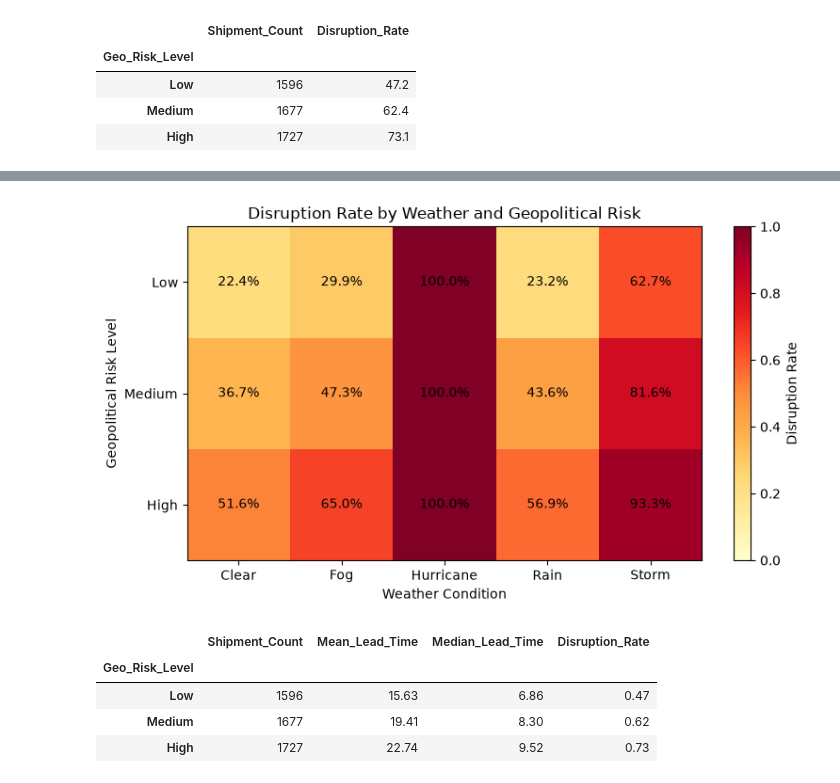
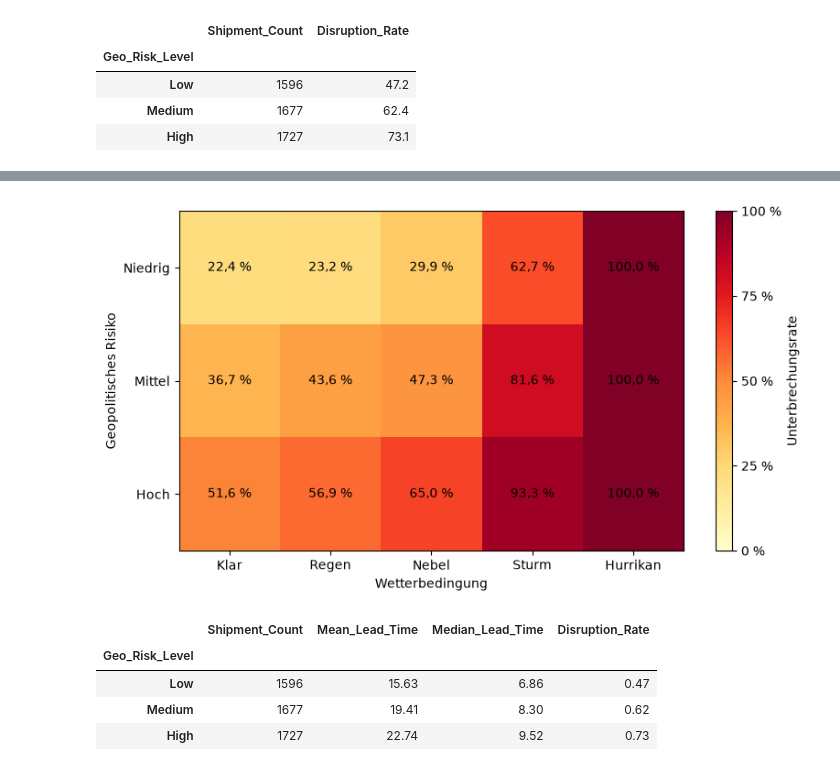
Before and after one commit to Donnabelle01/stackfuel_projekt, a Jupyter notebook: supply_chain/Notebooks/04_Risk_Analysis.ipynb, the cells around one changed output, grey strips where cells are left out. Drawn from its saved outputs; the diff is of its cells as text; code cells hidden in the pictures.

```diff
--- a/supply_chain/Notebooks/04_Risk_Analysis.ipynb
+++ b/supply_chain/Notebooks/04_Risk_Analysis.ipynb
@@ -117,39 +161,102 @@ plt.show()
 # %%
 import numpy as np
+import matplotlib.pyplot as plt
 
+# Heatmap-Daten aus der bestehenden Analyse
 risk_weather_rates = risk_weather[1].unstack()
 
-fig, ax = plt.subplots(figsize=(8,4.5))
+# Wetterbedingungen ins Deutsche übersetzen
+weather_labels = {
+    "Clear": "Klar",
+    "Rain": "Regen",
+    "Fog": "Nebel",
+    "Storm": "Sturm",
+    "Hurricane": "Hurrikan"
+}
+
+# Geopolitische Risikostufen ins Deutsche übersetzen
+risk_labels = {
+    "Low": "Niedrig",
+    "Medium": "Mittel",
+    "High": "Hoch"
+}
+
+# Beschriftungen übersetzen
+risk_weather_rates = risk_weather_rates.rename(
+    columns=weather_labels,
+    index=risk_labels
+)
+
+# Reihenfolge der Wetterbedingungen festlegen
+weather_order = [
+    "Klar",
+    "Regen",
+    "Nebel",
+    "Sturm",
+    "Hurrikan"
+]
+
+risk_weather_rates = risk_weather_rates[weather_order]
+
+# Heatmap erstellen
+fig, ax = plt.subplots(figsize=(8, 4.5))
 
 heatmap = ax.imshow(
     risk_weather_rates,
     cmap="YlOrRd",
     vmin=0,
     vmax=1,
     aspect="auto"
-
 )
 
+# X-Achse
 ax.set_xticks(range(len(risk_weather_rates.columns)))
 ax.set_xticklabels(risk_weather_rates.columns)
 
+# Y-Achse
 ax.set_yticks(range(len(risk_weather_rates.index)))
 ax.set_yticklabels(risk_weather_rates.index)
 
-ax.set_xlabel("Weather Condition")
-ax.set_ylabel("Geopolitical Risk Level")
-ax.set_title("Disruption Rate by Weather and Geopolitical Risk")
+# Achsenbeschriftungen
+ax.set_xlabel("Wetterbedingung")
+ax.set_ylabel("Geopolitisches Risiko")
 
+# Kein zusätzlicher Titel im Diagramm
+ax.set_title("")
+
+# Prozentwerte in den Zellen anzeigen
 for i in range(len(risk_weather_rates.index)):
     for j in range(len(risk_weather_rates.columns)):
         rate = risk_weather_rates.iloc[i, j]
-        ax.text(j, i, f"{rate:.1%}", ha="center", va="center")
 
-fig.colorbar(heatmap, ax=ax, label="Disruption Rate")
+        ax.text(
+            j,
+            i,
+            f"{rate * 100:.1f} %".replace(".", ","),
+            ha="center",
+            va="center"
+        )
+
+# Farblegende mit Prozentwerten
+cbar = fig.colorbar(
+    heatmap,
+    ax=ax,
+    label="Unterbrechungsrate"
+)
+
+cbar.set_ticks([0, 0.25, 0.5, 0.75, 1])
+cbar.set_ticklabels([
+    "0 %",
+    "25 %",
+    "50 %",
+    "75 %",
+    "100 %"
+])
+
 plt.tight_layout()
 plt.show()
 # %% [output]
-[figure, old version]
+[figure, new version]
 # %%
 geo_leadtime_summary = df_clean.groupby("Geo_Risk_Level", observed=False).agg(
     Shipment_Count=("Lead_Time_Days", "count"),
```
Also changed, not shown: parts of 4 cells of this notebook, 6 other files.
